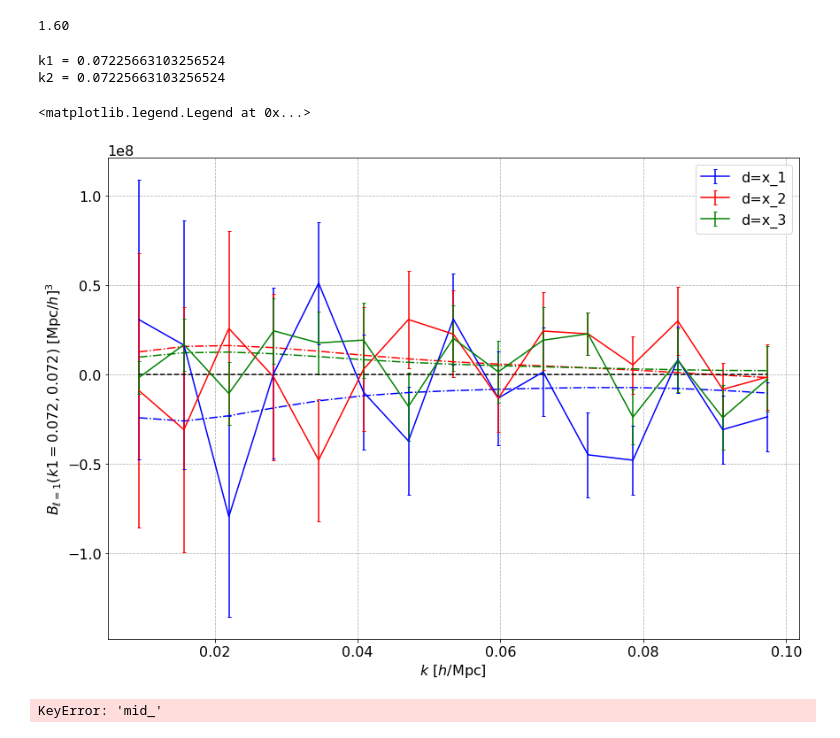
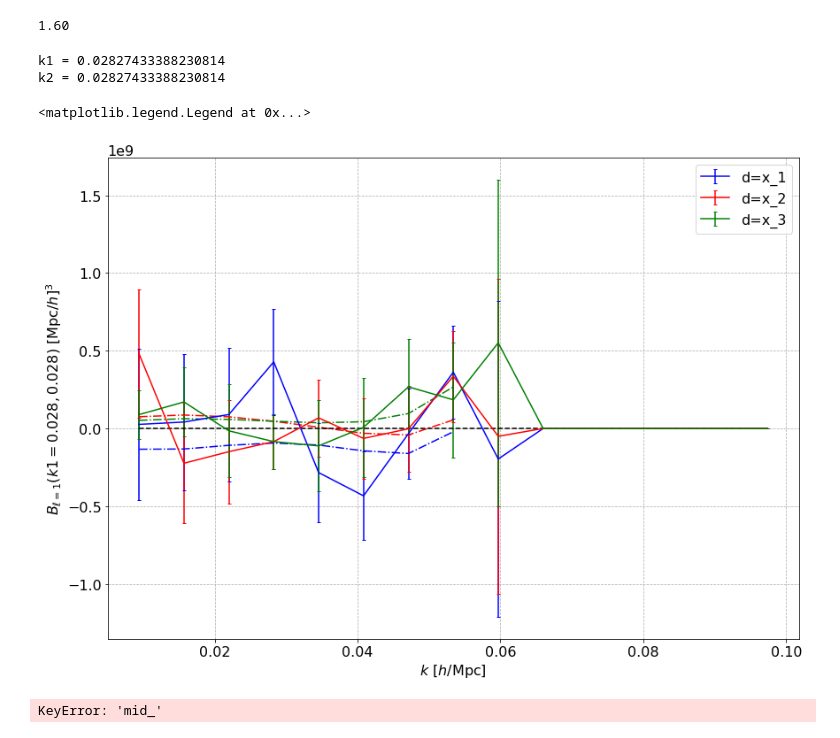
Before and after one commit to craddis1/PkBk, a Jupyter notebook: Notebooks/Bk_18_7_23.ipynb, the cells around one changed output. Drawn from its saved outputs; the diff is of its cells as text; code cells hidden in the pictures.

```diff
--- a/Notebooks/Bk_10_7_23.ipynb
+++ b/Notebooks/Bk_18_7_23.ipynb
@@ -291,41 +290,41 @@ print('{0:.2f}'.format(1.6))
 # %%
 #ok for theta stuff....
 plt.figure(figsize=(14,10))
-k1_ = 10
-k2_ = 10
+k1_ = 3
+k2_ = 3
 print('k1 = '+ str(ks[k1_]))
 print('k2 = '+ str(ks[k2_]))
 #plot_full(bk_full_avg,bk_full_err,'0','l=1_[1, 0]',0,'blue')
 
 #plot differnt LOS
 plot_full_theta(bk_full_avg['0']['l=1_end'][0],bk_full_err['0']['l=1_end'][0],k1_,k2_,'blue','d=x_1')
 plot_full_theta(bk_full_avg['0']['l=1_end'][1],bk_full_err['0']['l=1_end'][1],k1_,k2_,'red','d=x_2')
 plot_full_theta(bk_full_avg['0']['l=1_end'][2],bk_full_err['0']['l=1_end'][2],k1_,k2_,'green','d=x_3')
 
 #midpoint
 #plot_full_theta(bk_full_avg['0']['l=1_mid'],bk_full_err['0']['l=1_mid'],k1_,k2_,'orange','d=mid','-.')
 #PP endpoint
 #plot_full_theta(bk_full_avg['PP']['l=1_[0, 0]'],bk_full_err['PP']['l=1_[0, 0]'],k1_,k2_,'black','PP')
 #real
 #plot_full_theta(bk_full_avg['real']['l=1_[0, 0]'],bk_full_err['real']['l=1_[0, 0]'],k1_,k2_,'grey','real','--')
 
 #plot theory -hmm this is not consistent...
 theta_ = np.arccos((ks**2 - ks[k1_]**2 - ks[k1_]**2)/(2*ks[k1_]*ks[k2_]))
 plt.plot(ks,bk_wide_angle(ks[k1_],ks[k2_],theta_,0,0)/560,'-.',color='blue')
 plt.plot(ks,bk_wide_angle(ks[k1_],ks[k2_],theta_,1,0)/560,'-.',color='red')
 plt.plot(ks,bk_wide_angle(ks[k1_],ks[k2_],theta_,0,1)/560,'-.',color='green')
 
 #for plotting
 plt.xlabel('$ k \,\,[h/\mathrm{Mpc}]$')
 plt.ylabel('$ B_{\ell=1}(k1=' + '{0:.3f}'.format(ks[k1_])+','+ '{0:.3f}'.format(ks[k2_])+') \,\,[\mathrm{Mpc}/h]^3$')
 plt.plot(ks,np.zeros_like(ks),'--', color='black')
 plt.grid(ls='--',lw=0.75)
 plt.legend()
 # %% [output]
-k1 = 0.07225663103256524
-k2 = 0.07225663103256524
+k1 = 0.02827433388230814
+k2 = 0.02827433388230814
 <matplotlib.legend.Legend at 0x...>
-[figure, old version]
+[figure, new version]
 # %%
 #just testing correlations here...
 def get_arr(arr):
```
Also changed, not shown: parts of 11 cells of this notebook, 2 other files.
